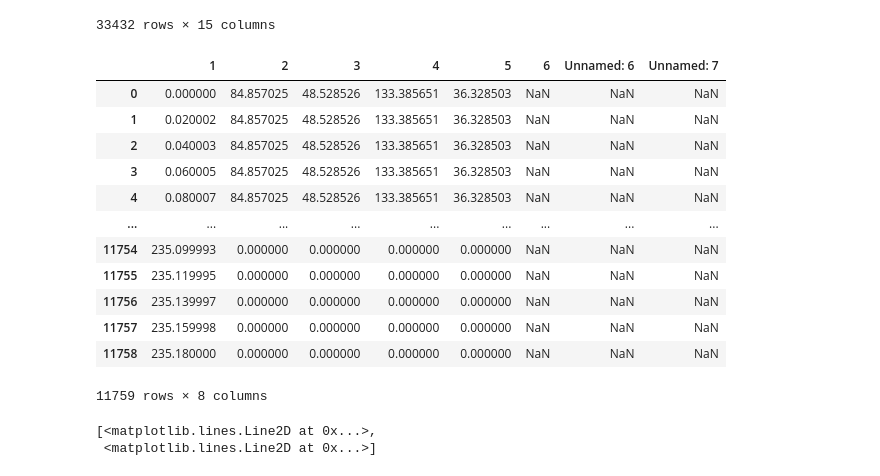
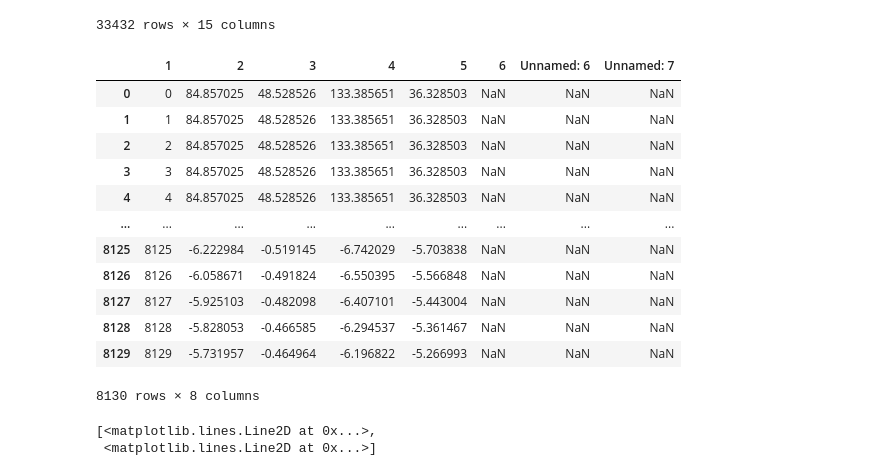
Before and after one commit to VirajJaneja/FNIRSMotionArtifacts, a Jupyter notebook: Motion Artifact Identification.ipynb, the cells around one changed output. Drawn from its saved outputs; the diff is of its cells as text; code cells hidden in the pictures.

```diff
--- a/Motion Artifact Identification.ipynb
+++ b/Motion Artifact Identification.ipynb
@@ -20,6 +20,30 @@ Trial3Con = pd.read_csv("Trial3Con.csv")
 Trial1Ox = pd.read_csv("trial1ox.csv")
 Trial2Ox = pd.read_csv("trial2ox.csv")
 Trial3Ox = pd.read_csv("trial3ox.csv")
+
+Trial1OxUntouched = pd.read_csv("trial1ox.csv")
+Trial2OxUntouched = pd.read_csv("trial2ox.csv")
+Trial3OxUntouched = pd.read_csv("trial3ox.csv")
+
+Trial1ConUntouched = pd.read_csv("Trial1Con.csv")
+Trial2ConUntouched = pd.read_csv("Trial2Con.csv")
+Trial3ConUntouched = pd.read_csv("Trial3Con.csv")
+
+Trial1OxWT = Trial1OxUntouched
+Trial2OxWT = Trial2OxUntouched
+Trial3OxWT = Trial3OxUntouched
+
+Trial1ConWT = Trial1ConUntouched
+Trial2ConWT = Trial2ConUntouched
+Trial3ConWT = Trial3ConUntouched
+
+
+Trial1OxUnix = 1658850534000
+Trial2OxUnix = 1658851135000
+Trial3OxUnix = 1658851483000
+
+
+
 Trial3Con
 # %% [output]
 |  | Timestamp | AccelLnX | AccelLNY | AccelLNZ | AccelWRX | AccelWRY | AccelWRZ | GyroX | GyroY | GyroZ | ... |
@@ -56,25 +80,26 @@ Trial3Con
 | 33431 | 261.179531 | -4.815217 | -3.250000 | -2.119565 | -7.492519 | -5.749850 | -4.241771 | 21.455988 | 19.242844 | -0.820491 | ... |
 33432 rows × 15 columns
 # %%
+
 Trial1Ox['1'] = Trial1Ox['1']*(192.8/9639)
 Trial2Ox['1'] = Trial2Ox['1']*(162.6/8129)
 Trial3Ox['1'] = Trial3Ox['1']*(235.18/11758)
 
-Trial3Ox
+Trial2OxUntouched
 # %% [output]
 |  | 1 | 2 | 3 | 4 | 5 | 6 | Unnamed: 6 | Unnamed: 7 |
-| 0 | 0.000000 | 84.857025 | 48.528526 | 133.385651 | 36.328503 | NaN | NaN | NaN |
-| 1 | 0.020002 | 84.857025 | 48.528526 | 133.385651 | 36.328503 | NaN | NaN | NaN |
-| 2 | 0.040003 | 84.857025 | 48.528526 | 133.385651 | 36.328503 | NaN | NaN | NaN |
-| 3 | 0.060005 | 84.857025 | 48.528526 | 133.385651 | 36.328503 | NaN | NaN | NaN |
-| 4 | 0.080007 | 84.857025 | 48.528526 | 133.385651 | 36.328503 | NaN | NaN | NaN |
+| 0 | 0 | 84.857025 | 48.528526 | 133.385651 | 36.328503 | NaN | NaN | NaN |
+| 1 | 1 | 84.857025 | 48.528526 | 133.385651 | 36.328503 | NaN | NaN | NaN |
+| 2 | 2 | 84.857025 | 48.528526 | 133.385651 | 36.328503 | NaN | NaN | NaN |
+| 3 | 3 | 84.857025 | 48.528526 | 133.385651 | 36.328503 | NaN | NaN | NaN |
+| 4 | 4 | 84.857025 | 48.528526 | 133.385651 | 36.328503 | NaN | NaN | NaN |
 | ... | ... | ... | ... | ... | ... | ... | ... | ... |
-| 11754 | 235.099993 | 0.000000 | 0.000000 | 0.000000 | 0.000000 | NaN | NaN | NaN |
-| 11755 | 235.119995 | 0.000000 | 0.000000 | 0.000000 | 0.000000 | NaN | NaN | NaN |
-| 11756 | 235.139997 | 0.000000 | 0.000000 | 0.000000 | 0.000000 | NaN | NaN | NaN |
-| 11757 | 235.159998 | 0.000000 | 0.000000 | 0.000000 | 0.000000 | NaN | NaN | NaN |
-| 11758 | 235.180000 | 0.000000 | 0.000000 | 0.000000 | 0.000000 | NaN | NaN | NaN |
+| 8125 | 8125 | -6.222984 | -0.519145 | -6.742029 | -5.703838 | NaN | NaN | NaN |
+| 8126 | 8126 | -6.058671 | -0.491824 | -6.550395 | -5.566848 | NaN | NaN | NaN |
+| 8127 | 8127 | -5.925103 | -0.482098 | -6.407101 | -5.443004 | NaN | NaN | NaN |
+| 8128 | 8128 | -5.828053 | -0.466585 | -6.294537 | -5.361467 | NaN | NaN | NaN |
+| 8129 | 8129 | -5.731957 | -0.464964 | -6.196822 | -5.266993 | NaN | NaN | NaN |
-11759 rows × 8 columns
+8130 rows × 8 columns
 # %%
 Trial1Ox
 plt.plot(Trial1Ox['2'], Trial1Ox['3'], Trial1Ox['4'], Trial1Ox['5'])
```
Also changed, not shown: parts of 16 cells of this notebook.
